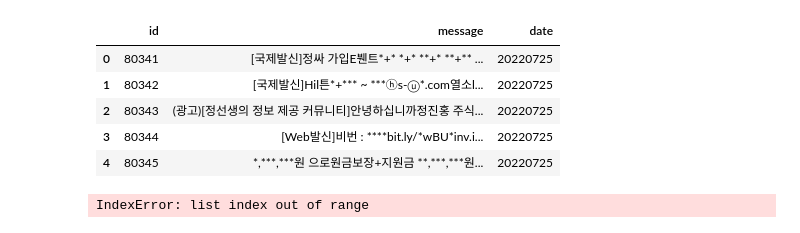
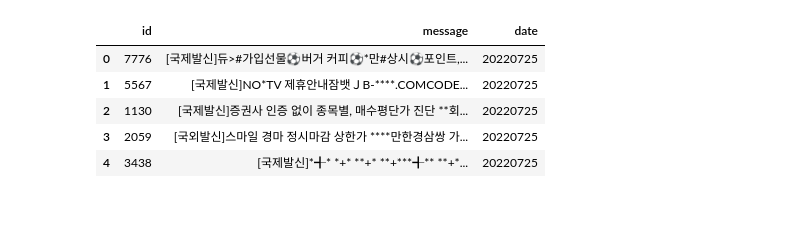
Before and after one commit to ku24dab/spamopener, a Jupyter notebook: preprocessing.ipynb, the cells around one changed output. Saved outputs shown, nothing was run; the diff lists cells and outputs as text; code cells hidden in the pictures.

```diff
--- a/preprocessing.ipynb
+++ b/preprocessing.ipynb
@@ -2,33 +2,25 @@
 import pandas as pd
 import glob
 
-file_list = glob.glob('data/*.csv')
-df = pd.read_csv(file_list[-1], names=['id','message'])
-df['date'] = file_list[0].split('_')[2]
-df['message'] = df['message'].apply(lambda x: x.replace('ifg@', ''))
-df.head()
+file_list = glob.glob('data/*001.csv')
+df_list = []
+for file in file_list:
+    df = pd.read_csv(file, names=['id', 'message'])
+    df['date'] = file.split('_')[2]
+    df['message'] = df['message'].apply(lambda x: x.replace('ifg@', ''))
+    df_sample = df.sample(n=1000, random_state=1234)  # 무작위로 1000개만 생성
+    df_list.append(df_sample)
+
+final_df = pd.concat(df_list, ignore_index=True)
+final_df.head()
+final_df.to_csv('data/data.csv', index=False)
-# %% [output]
-|  | id | message | date |
-| 0 | 80341 | [국제발신]정싸 가입E붼트*+* *+* **+* **+** ... | 20220725 |
-| 1 | 80342 | [국제발신]Hil튼*+*** ~ ***ⓗs-ⓤ*.com열소l... | 20220725 |
-| 2 | 80343 | (광고)[정선생의 정보 제공 커뮤니티]안녕하십니까정진홍 주식... | 20220725 |
-| 3 | 80344 | [Web발신]비번 : ****bit.ly/*wBU*inv.i... | 20220725 |
-| 4 | 80345 | *,***,***원 으로원금보장+지원금 **,***,***원... | 20220725 |
-# %%
-import pandas as pd
-import glob
-
-file_list = glob.glob('data/*.csv')
-df_list = []
-for file in file_list:
-    df = pd.read_csv(file, names=['id', 'message'])
-    df['date'] = file.split('_')[2]
-    df['message'] = df['message'].apply(lambda x: x.replace('ifg@', ''))
-    df_sample = df.sample(n=100, random_state=1234)  # 무작위로 1000개만 생성
-    df_list.append(df_sample)
-
-final_df = pd.concat(df_list, ignore_index=True)
-final_df.head()
-final_df.to_csv('data/data.csv', index=False)
-# %% [output]
-IndexError: list index out of range
+# %%
+df = pd.read_csv('data/data.csv')
+df.head()
+# %% [output]
+|  | id | message | date |
+| 0 | 7776 | [국제발신]듀>#가입선물⚽️버거 커피⚽️*만#상시⚽️포인트,... | 20220725 |
+| 1 | 5567 | [국제발신]NO*TV 제휴안내잠뱃ＪB-****.COMCODE... | 20220725 |
+| 2 | 1130 | [국제발신]증권사 인증 없이 종목별, 매수평단가 진단 **회... | 20220725 |
+| 3 | 2059 | [국외발신]스마일 경마 정시마감 상한가 ****만한경삼쌍 가... | 20220725 |
+| 4 | 3438 | [국제발신]*╉* *+* **+* **+***╉** **+*... | 20220725 |
```
Also changed, not shown: parts of 6 cells of this notebook.
